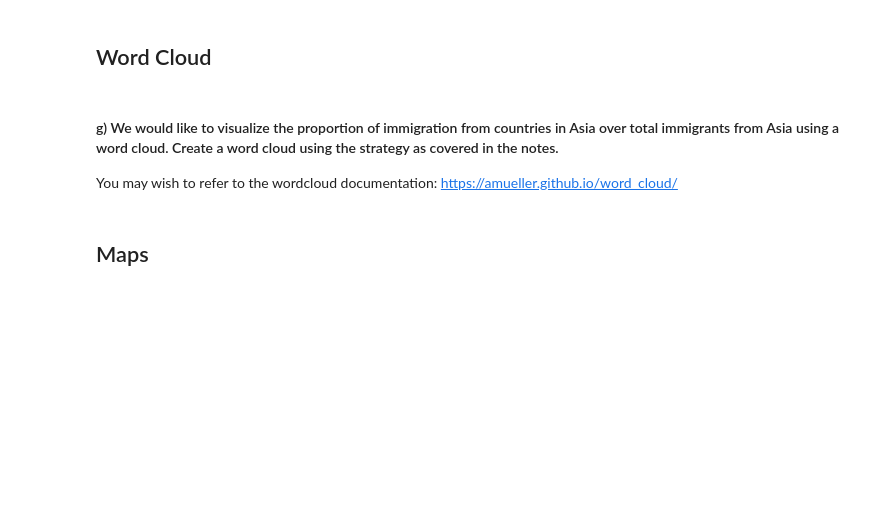
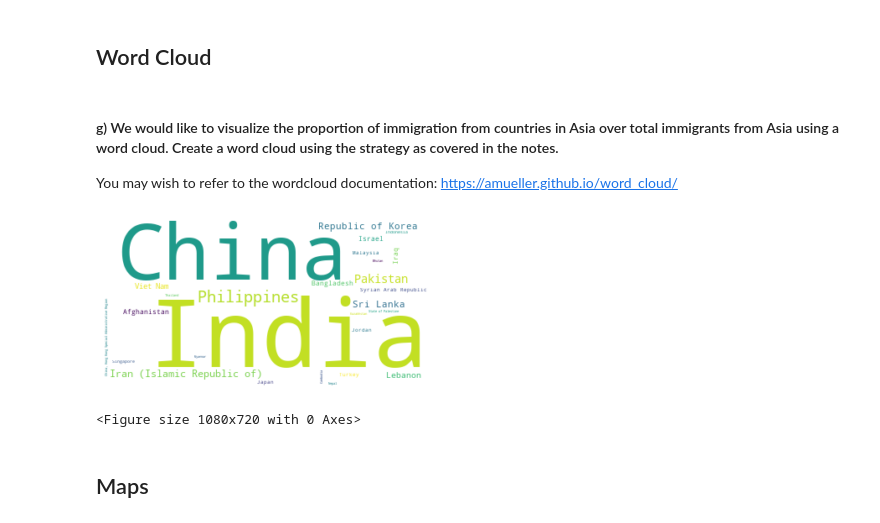
Before and after one commit to BluSteve/CS4132, a Jupyter notebook: Lab9CaoYueran.ipynb, the cells around one changed output. Saved outputs shown, nothing was run; the diff lists cells and outputs as text; code cells hidden in the pictures; blank space fills up the shorter version.

```diff
--- a/Lab9CaoYueran.ipynb
+++ b/Lab9CaoYueran.ipynb
@@ -183,3 +223,23 @@ You may wish to refer to the wordcloud documentation: https://amueller.github.io
+# %%
+#your solution
+from wordcloud import WordCloud
+# max_words=100
+# word_string = ''
+df_asia = df_can[df_can.Continent=='Asia'].loc[:,'Total']
+# for country in df_asia.index.values:
+#     if len(country.split(' ')) ==1:
+#         repeat_num_times = int(df_asia.loc[country, 'Total']/ \
+#                                df_asia['Total'].sum()*max_words)
+#         word_string += ((country)) * repeat_num_times
+# print(word_string)
+wordcloud = WordCloud(background_color='white').fit_words(df_asia)
+plt.imshow(wordcloud, interpolation='bilinear')
+plt.axis('off')
+plt.figure(figsize=(15,10))
+plt.show()
+# %% [output]
+[figure, added]
+<Figure size 1080x720 with 0 Axes>
 # %% [markdown]
 ## Maps
 # %% [markdown]
```
Also changed, not shown: parts of 18 cells of this notebook.
